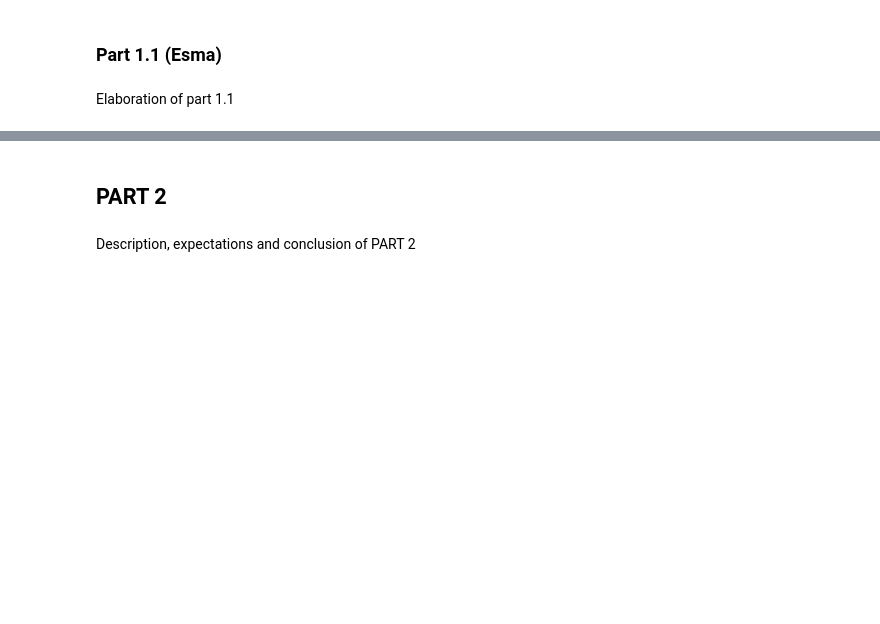
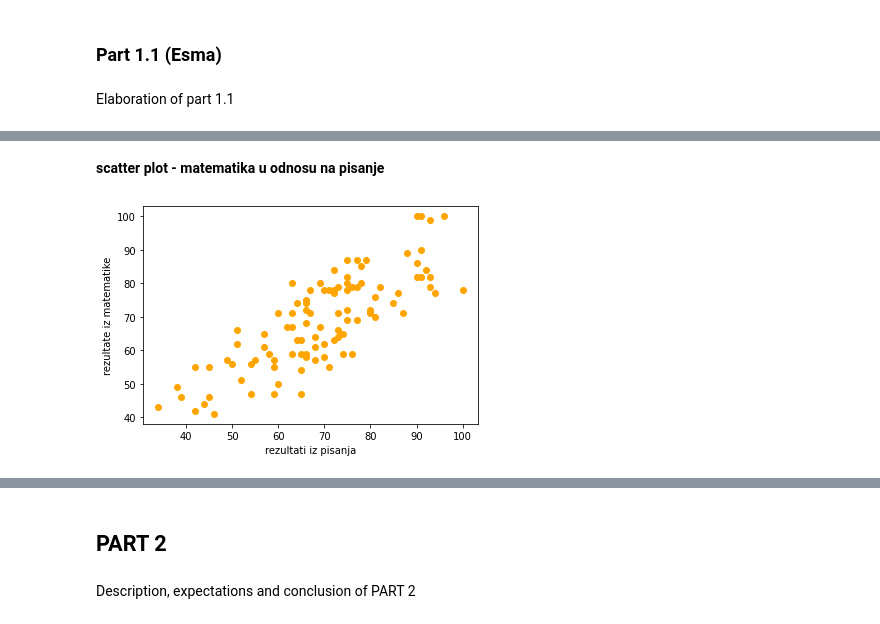
Before and after one commit to kanitakadusic/student-performance-prediction, a Jupyter notebook: colab.ipynb, the cells around one changed output, grey strips where cells are left out. Drawn from its saved outputs; the diff is of its cells as text; code cells hidden in the pictures; blank space fills up the shorter version.

```diff
--- a/colab.ipynb
+++ b/colab.ipynb
@@ -28,0 +68,12 @@ Elaboration of part 1.2
+# %% [markdown]
+**scatter plot - matematika u odnosu na pisanje**
+# %%
+writing = dataframe_medium['writing score']
+math = dataframe_medium['math score']
+
+plot.scatter(writing, math, color = 'orange')
+plot.xlabel('rezultati iz pisanja')
+plot.ylabel('rezultate iz matematike')
+plot.show()
+# %% [output]
+[figure, added]
```
Also changed, not shown: parts of 16 cells of this notebook.
